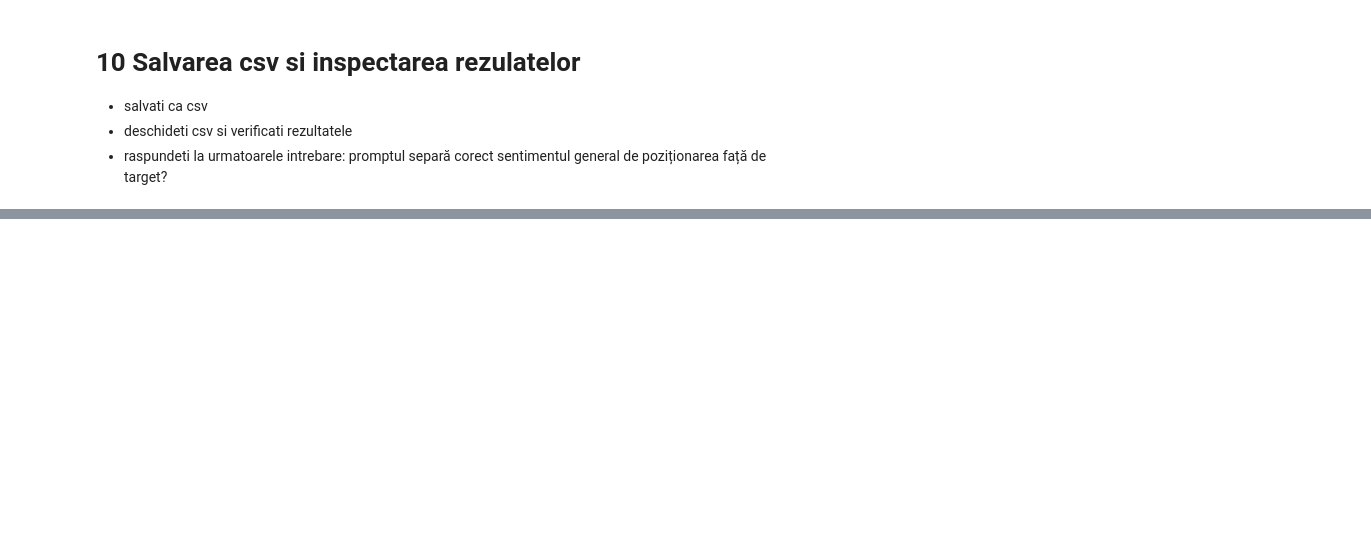
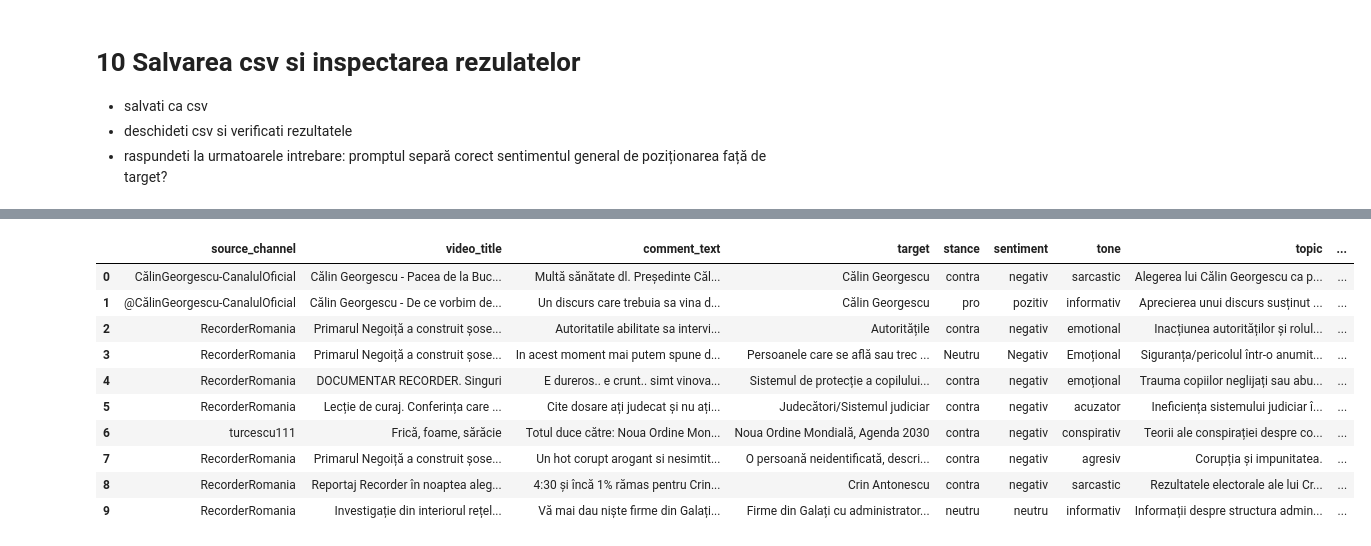
Before and after one commit to AIE-2026/echochamber-project-team-6, a Jupyter notebook: notebooks/student_05/C3_Tema1_first_promt.ipynb, the cells around one changed output, grey strips where cells are left out. Cells and saved outputs as stored; diff of their text form; code cells hidden in the pictures; blank space fills up the shorter version.

```diff
--- a/notebooks/student_05/C3_Tema1_first_promt.ipynb
+++ b/notebooks/student_05/C3_Tema1_first_promt.ipynb
@@ -251,0 +288,14 @@ parsed_df
+# %%
+pd.read_csv("Tema_1_corpus_exploration_prompt.csv")
+# %% [output]
+|  | source_channel | video_title | comment_text | target | stance | sentiment | tone | topic | ... |
+| 0 | CălinGeorgescu-CanalulOficial | Călin Georgescu - Pacea de la Buc... | Multă sănătate dl. Președinte Căl... | Călin Georgescu | contra | negativ | sarcastic | Alegerea lui Călin Georgescu ca p... | ... |
+| 1 | @CălinGeorgescu-CanalulOficial | Călin Georgescu - De ce vorbim de... | Un discurs care trebuia sa vina d... | Călin Georgescu | pro | pozitiv | informativ | Aprecierea unui discurs susținut ... | ... |
+| 2 | RecorderRomania | Primarul Negoiță a construit șose... | Autoritatile abilitate sa intervi... | Autoritățile | contra | negativ | emotional | Inacțiunea autorităților și rolul... | ... |
+| 3 | RecorderRomania | Primarul Negoiță a construit șose... | In acest moment mai putem spune d... | Persoanele care se află sau trec ... | Neutru | Negativ | Emoțional | Siguranța/pericolul într-o anumit... | ... |
+| 4 | RecorderRomania | DOCUMENTAR RECORDER. Singuri | E dureros.. e crunt.. simt vinova... | Sistemul de protecție a copilului... | contra | negativ | emoțional | Trauma copiilor neglijați sau abu... | ... |
+| 5 | RecorderRomania | Lecție de curaj. Conferința care ... | Cite dosare ați judecat și nu ați... | Judecători/Sistemul judiciar | contra | negativ | acuzator | Ineficiența sistemului judiciar î... | ... |
+| 6 | turcescu111 | Frică, foame, sărăcie | Totul duce către: Noua Ordine Mon... | Noua Ordine Mondială, Agenda 2030 | contra | negativ | conspirativ | Teorii ale conspirației despre co... | ... |
+| 7 | RecorderRomania | Primarul Negoiță a construit șose... | Un hot corupt arogant si nesimtit... | O persoană neidentificată, descri... | contra | negativ | agresiv | Corupția și impunitatea. | ... |
+| 8 | RecorderRomania | Reportaj Recorder în noaptea aleg... | 4:30 și încă 1% rămas pentru Crin... | Crin Antonescu | contra | negativ | sarcastic | Rezultatele electorale ale lui Cr... | ... |
+| 9 | RecorderRomania | Investigație din interiorul rețel... | Vă mai dau niște firme din Galați... | Firme din Galați cu administrator... | neutru | neutru | informativ | Informații despre structura admin... | ... |
```
Also changed, not shown: parts of 9 cells of this notebook, 2 other files.
